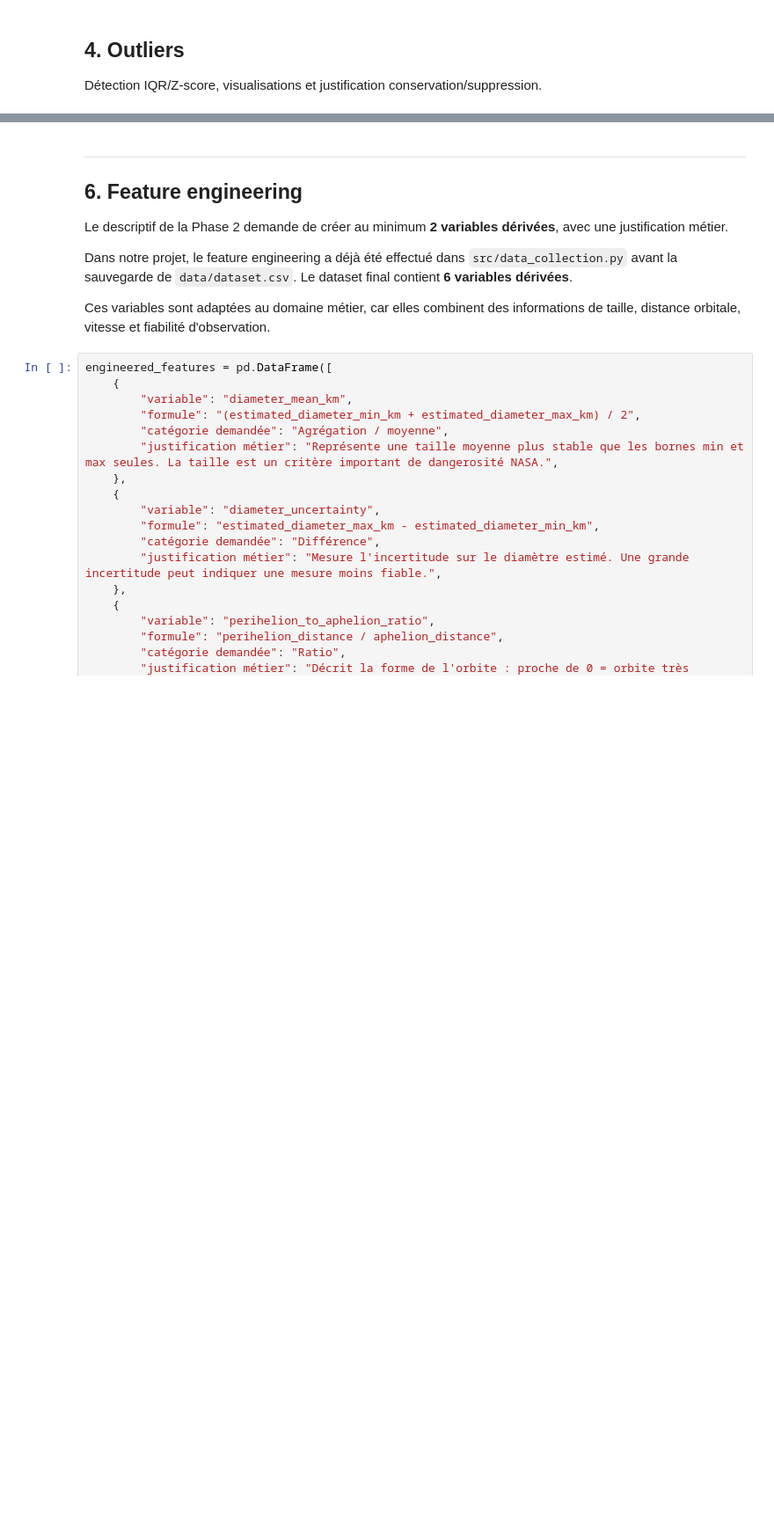
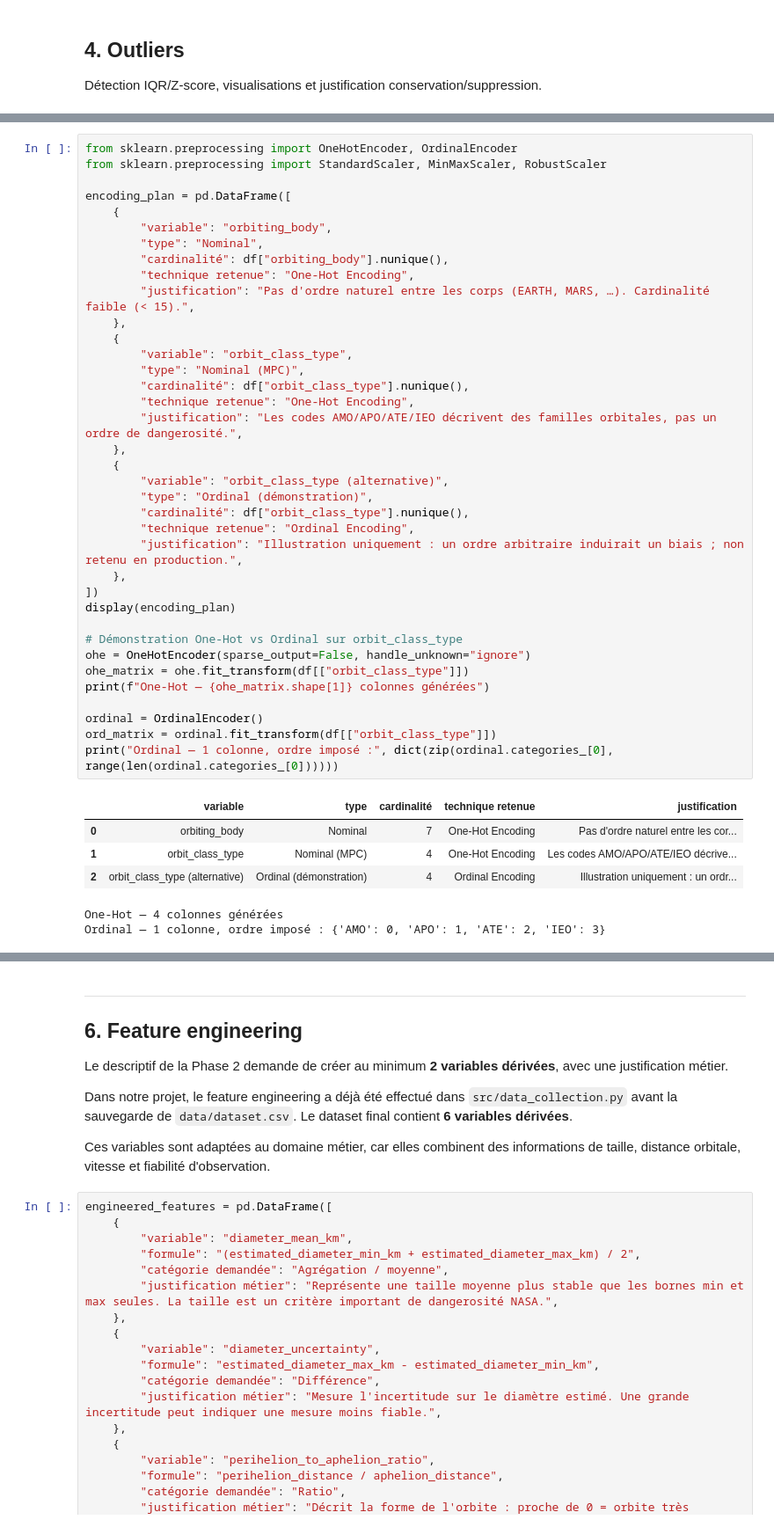
Before and after one commit to zakariyaee/Projet_ML, a Jupyter notebook: notebooks/03_preprocessing.ipynb, the cells around one changed output, grey strips where cells are left out. Shown at 88% size. Drawn from its saved outputs; the diff is of its cells as text; blank space fills up the shorter version.

```diff
--- a/notebooks/03_preprocessing.ipynb
+++ b/notebooks/03_preprocessing.ipynb
@@ -304,0 +314,44 @@ print("\nDécision : Les valeurs extrêmes (outliers) sont nombreuses car elles
+# %%
+from sklearn.preprocessing import OneHotEncoder, OrdinalEncoder
+from sklearn.preprocessing import StandardScaler, MinMaxScaler, RobustScaler
+
+encoding_plan = pd.DataFrame([
+    {
+        "variable": "orbiting_body",
+        "type": "Nominal",
+        "cardinalité": df["orbiting_body"].nunique(),
+        "technique retenue": "One-Hot Encoding",
+        "justification": "Pas d'ordre naturel entre les corps (EARTH, MARS, …). Cardinalité faible (< 15).",
+    },
+    {
+        "variable": "orbit_class_type",
+        "type": "Nominal (MPC)",
+        "cardinalité": df["orbit_class_type"].nunique(),
+        "technique retenue": "One-Hot Encoding",
+        "justification": "Les codes AMO/APO/ATE/IEO décrivent des familles orbitales, pas un ordre de dangerosité.",
+    },
+    {
+        "variable": "orbit_class_type (alternative)",
+        "type": "Ordinal (démonstration)",
+        "cardinalité": df["orbit_class_type"].nunique(),
+        "technique retenue": "Ordinal Encoding",
+        "justification": "Illustration uniquement : un ordre arbitraire induirait un biais ; non retenu en production.",
+    },
+])
+display(encoding_plan)
+
+# Démonstration One-Hot vs Ordinal sur orbit_class_type
+ohe = OneHotEncoder(sparse_output=False, handle_unknown="ignore")
+ohe_matrix = ohe.fit_transform(df[["orbit_class_type"]])
+print(f"One-Hot — {ohe_matrix.shape[1]} colonnes générées")
+
+ordinal = OrdinalEncoder()
+ord_matrix = ordinal.fit_transform(df[["orbit_class_type"]])
+print("Ordinal — 1 colonne, ordre imposé :", dict(zip(ordinal.categories_[0], range(len(ordinal.categories_[0])))))
+# %% [output]
+|  | variable | type | cardinalité | technique retenue | justification |
+| 0 | orbiting_body | Nominal | 7 | One-Hot Encoding | Pas d'ordre naturel entre les cor... |
+| 1 | orbit_class_type | Nominal (MPC) | 4 | One-Hot Encoding | Les codes AMO/APO/ATE/IEO décrive... |
+| 2 | orbit_class_type (alternative) | Ordinal (démonstration) | 4 | Ordinal Encoding | Illustration uniquement : un ordr... |
+One-Hot — 4 colonnes générées
+Ordinal — 1 colonne, ordre imposé : {'AMO': 0, 'APO': 1, 'ATE': 2, 'IEO': 3}
```
Also changed, not shown: parts of 19 cells of this notebook.
